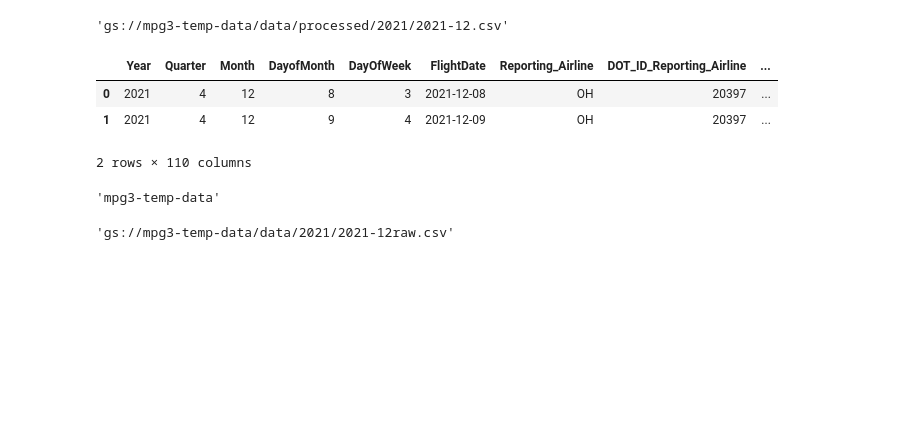
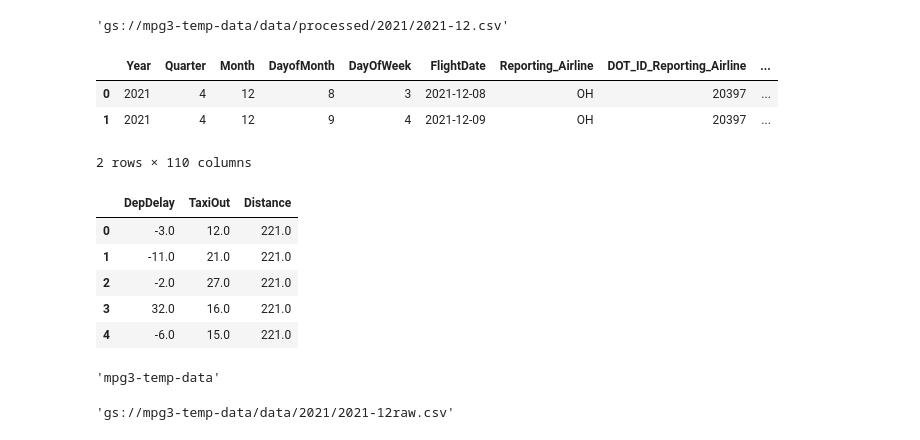
Before and after one commit to MykolaPinchuk/flights_pipeline_test, a Jupyter notebook: pipeline_flights.ipynb, the cells around one changed output. Cells and saved outputs as stored; diff of their text form; code cells hidden in the pictures; blank space fills up the shorter version.

```diff
--- a/pipeline_flights.ipynb
+++ b/pipeline_flights.ipynb
@@ -248,13 +256,23 @@ training_data_url
 'gs://mpg3-temp-data/data/processed/2021/2021-12.csv'
 # %%
 import pandas as pd
-data = pd.read_csv(training_data_url, nrows=20000)
+data = pd.read_csv(training_data_url, nrows=2000)
 data.head(2)
 # %% [output]
 |  | Year | Quarter | Month | DayofMonth | DayOfWeek | FlightDate | Reporting_Airline | DOT_ID_Reporting_Airline | ... |
 | 0 | 2021 | 4 | 12 | 8 | 3 | 2021-12-08 | OH | 20397 | ... |
 | 1 | 2021 | 4 | 12 | 9 | 4 | 2021-12-09 | OH | 20397 | ... |
 2 rows × 110 columns
+# %%
+training_data = data[["DepDelay", "TaxiOut", "Distance"]]
+training_data.head()
+# %% [output]
+|  | DepDelay | TaxiOut | Distance |
+| 0 | -3.0 | 12.0 | 221.0 |
+| 1 | -11.0 | 21.0 | 221.0 |
+| 2 | -2.0 | 27.0 | 221.0 |
+| 3 | 32.0 | 16.0 | 221.0 |
+| 4 | -6.0 | 15.0 | 221.0 |
 # %%
 BUCKET
 # %% [output]
```
Also changed, not shown: parts of 7 cells of this notebook, 1 other file.
